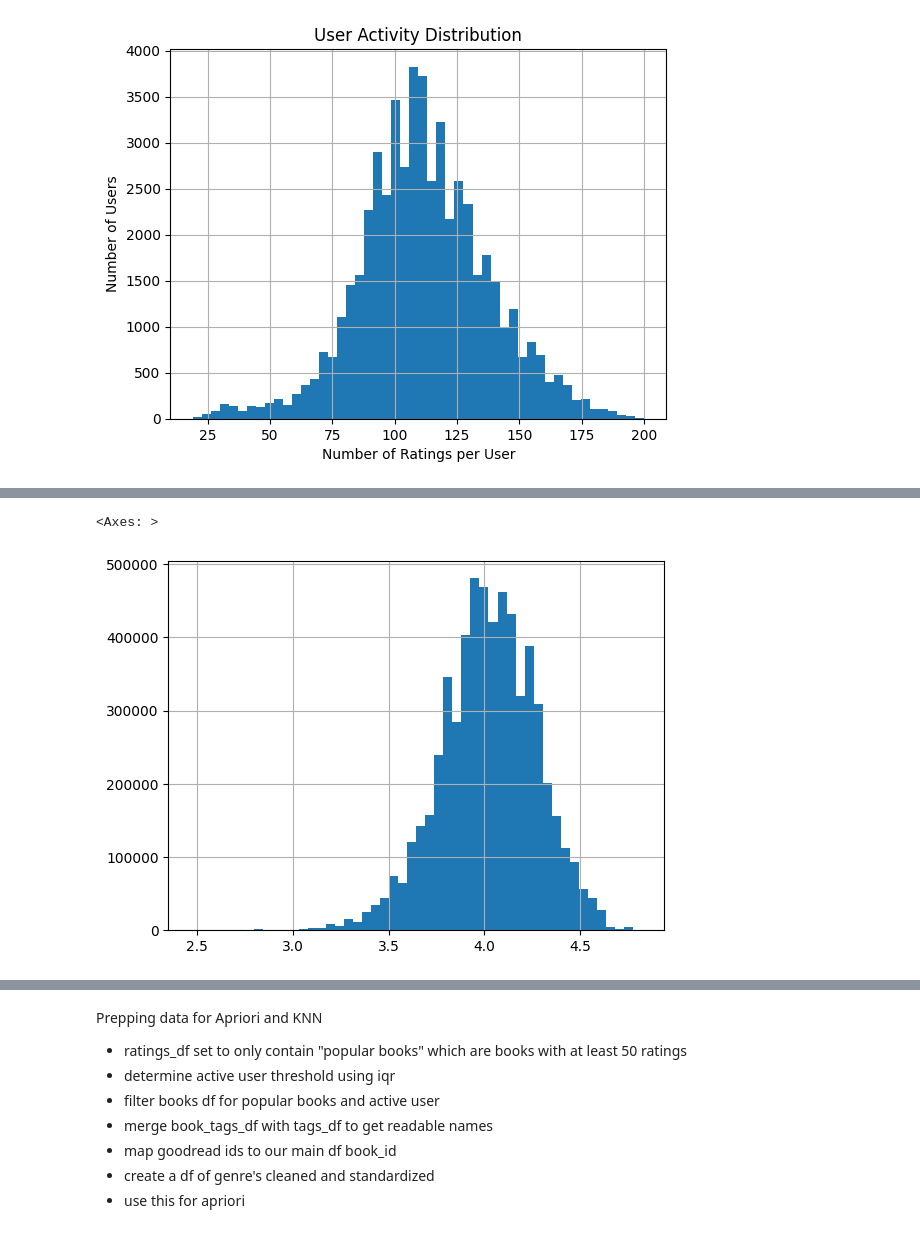
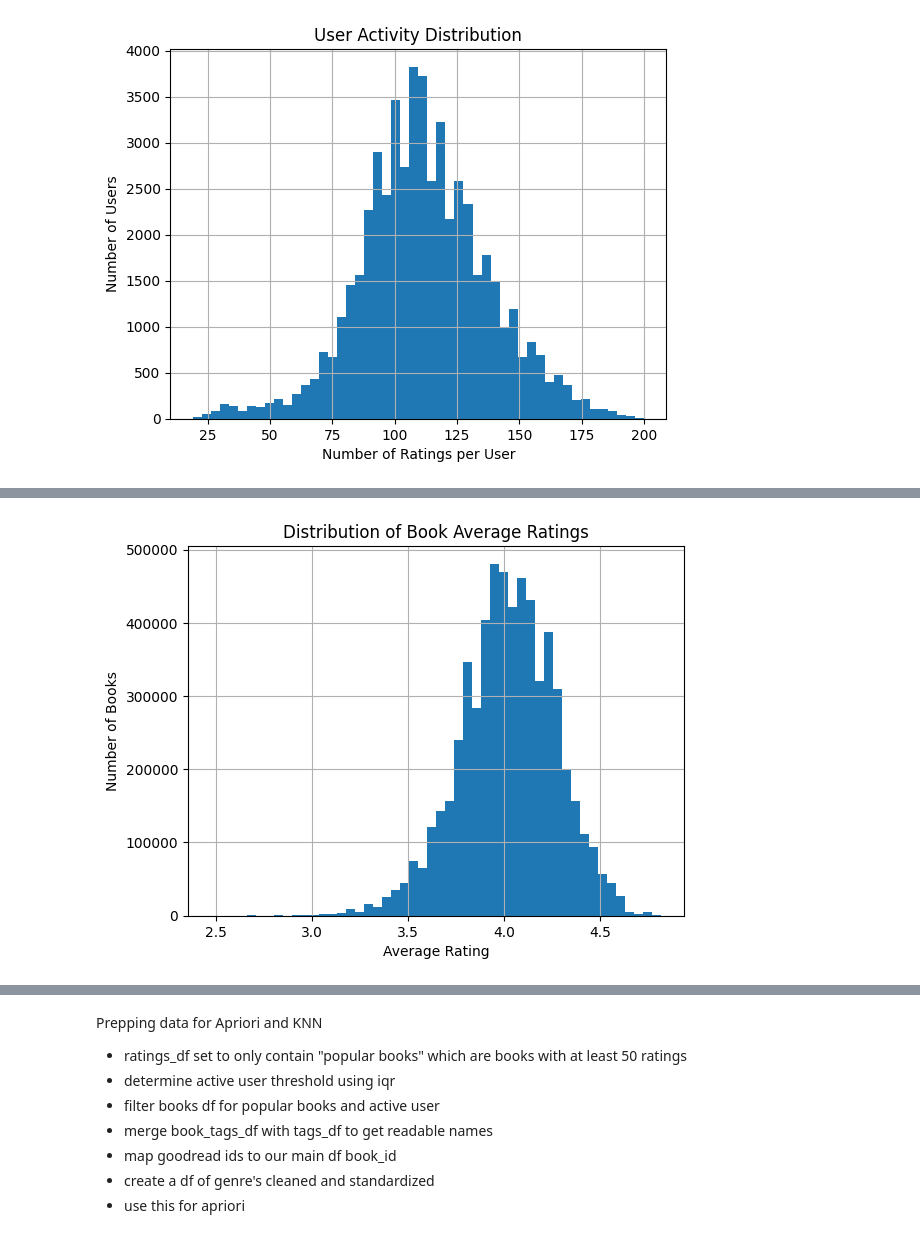
Before and after one commit to ItsNotGordon/reading-nook, a Jupyter notebook: notebook.ipynb, the cells around one changed output, grey strips where cells are left out. Cells and saved outputs as stored; diff of their text form; code cells hidden in the pictures.

```diff
--- a/notebook.ipynb
+++ b/notebook.ipynb
@@ -238,7 +230,10 @@ Name: count, Length: 10000, dtype: int64
 # %%
 main_df['average_rating'].hist(bins=50)
+plt.xlabel("Average Rating")
+plt.ylabel("Number of Books")
+plt.title("Distribution of Book Average Ratings")
+plt.show()
 # %% [output]
-<Axes: >
-[figure, old version]
+[figure, new version]
 # %%
 sns.heatmap(main_df[['rating', 'average_rating', 'ratings_count']].corr(), annot=True)
```
Also changed, not shown: parts of 14 cells of this notebook, 2 other files.
